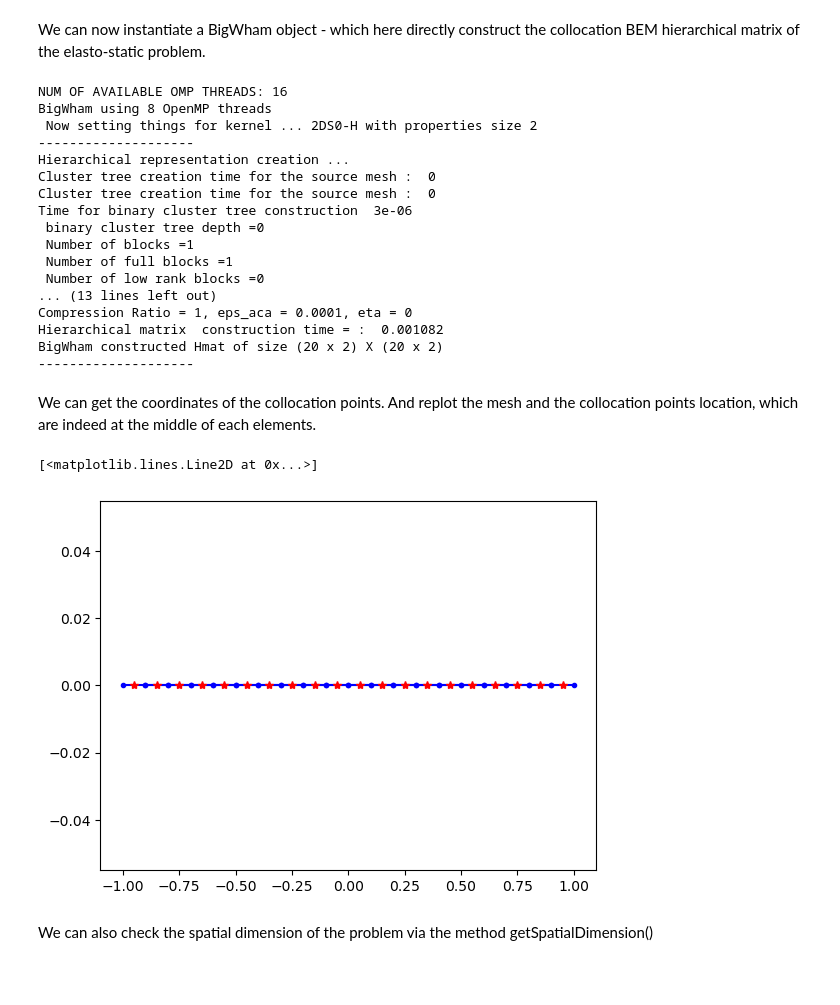
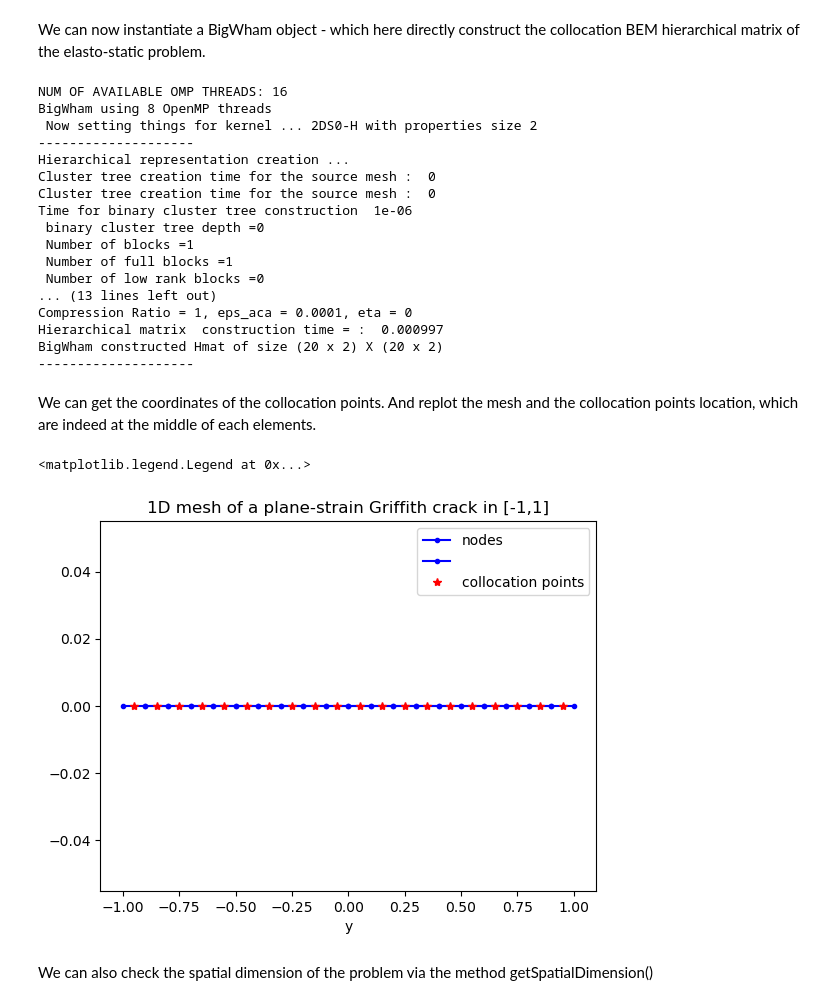
Before and after one commit to GeoEnergyLab-EPFL/Bigwham-Tutorials, a Jupyter notebook: examples/2d/bigwham_first_steps_griffith.ipynb, the cells around one changed output. Saved outputs shown, nothing was run; the diff lists cells and outputs as text; code cells hidden in the pictures; blank space fills up the shorter version.

```diff
--- a/examples/2d/bigwham_first_steps_griffith.ipynb
+++ b/examples/2d/bigwham_first_steps_griffith.ipynb
@@ -103,7 +108,7 @@ eps_aca = 1.e-4 # this parameter controls the accuracy of the compression of the
 # %% [markdown]
 We can now instantiate a BigWham object - which here directly construct the collocation BEM hierarchical matrix of the elasto-static problem.
 # %%
-h = BEMatrix(kernel_elt, coor, conn, elas_prop, max_leaf_size, eta, eps_aca)
+h = BEMatrix(kernel_elt, coor, conn, elas_prop, max_leaf_size, eta, eps_aca,n_openMP_threads=8)
 # %% [output]
 NUM OF AVAILABLE OMP THREADS: 16
 BigWham using 8 OpenMP threads
@@ -112,14 +117,14 @@ BigWham using 8 OpenMP threads
 Hierarchical representation creation ...
 Cluster tree creation time for the source mesh :  0
 Cluster tree creation time for the source mesh :  0
-Time for binary cluster tree construction  3e-06
+Time for binary cluster tree construction  1e-06
  binary cluster tree depth =0
  Number of blocks =1
  Number of full blocks =1
  Number of low rank blocks =0
 ... (13 lines left out)
 Compression Ratio = 1, eps_aca = 0.0001, eta = 0
-Hierarchical matrix  construction time = :  0.001082
+Hierarchical matrix  construction time = :  0.000997
 BigWham constructed Hmat of size (20 x 2) X (20 x 2)
 --------------------
 # %% [markdown]
@@ -127,12 +132,16 @@ We can get the coordinates of the collocation points. And replot the mesh and th
 # %%
 col_pts=h.getCollocationPoints()
 col_pts[:,0]
 
 plt.plot(coor[conn[:],0],coor[conn[:],1],'.-b')
 plt.plot(col_pts[:,0],col_pts[:,1],'*r')
+plt.xlabel('x')
+plt.xlabel('y')
+plt.title('1D mesh of a plane-strain Griffith crack in [-1,1]')
+plt.legend(['nodes',' ','collocation points'])
 # %% [output]
-[<matplotlib.lines.Line2D at 0x...>]
+<matplotlib.legend.Legend at 0x...>
-[figure, old version]
+[figure, new version]
 # %% [markdown]
 We can also check the spatial dimension of the problem via the method getSpatialDimension()
 # %%
```
Also changed, not shown: parts of 14 cells of this notebook, 19 other files.
